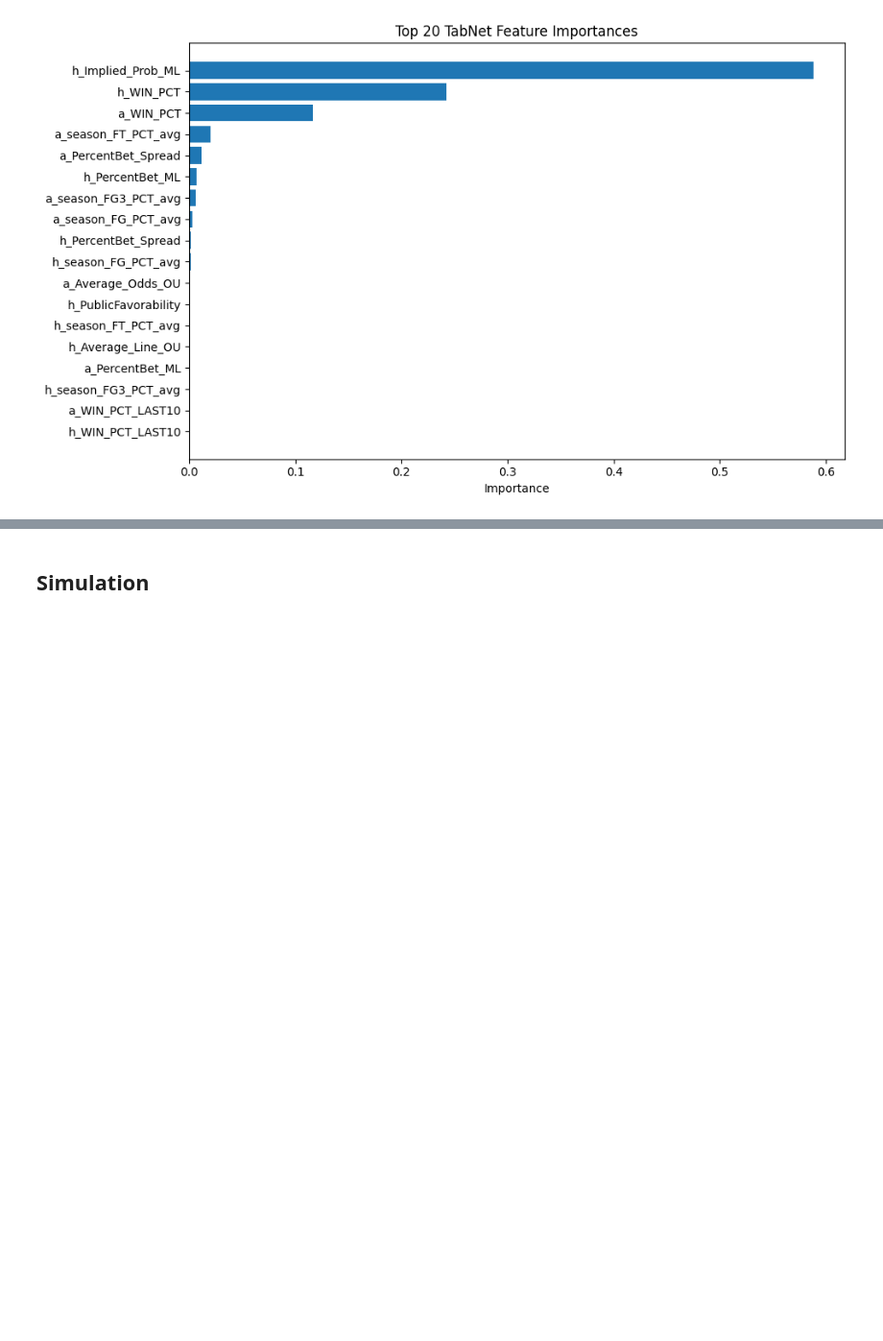
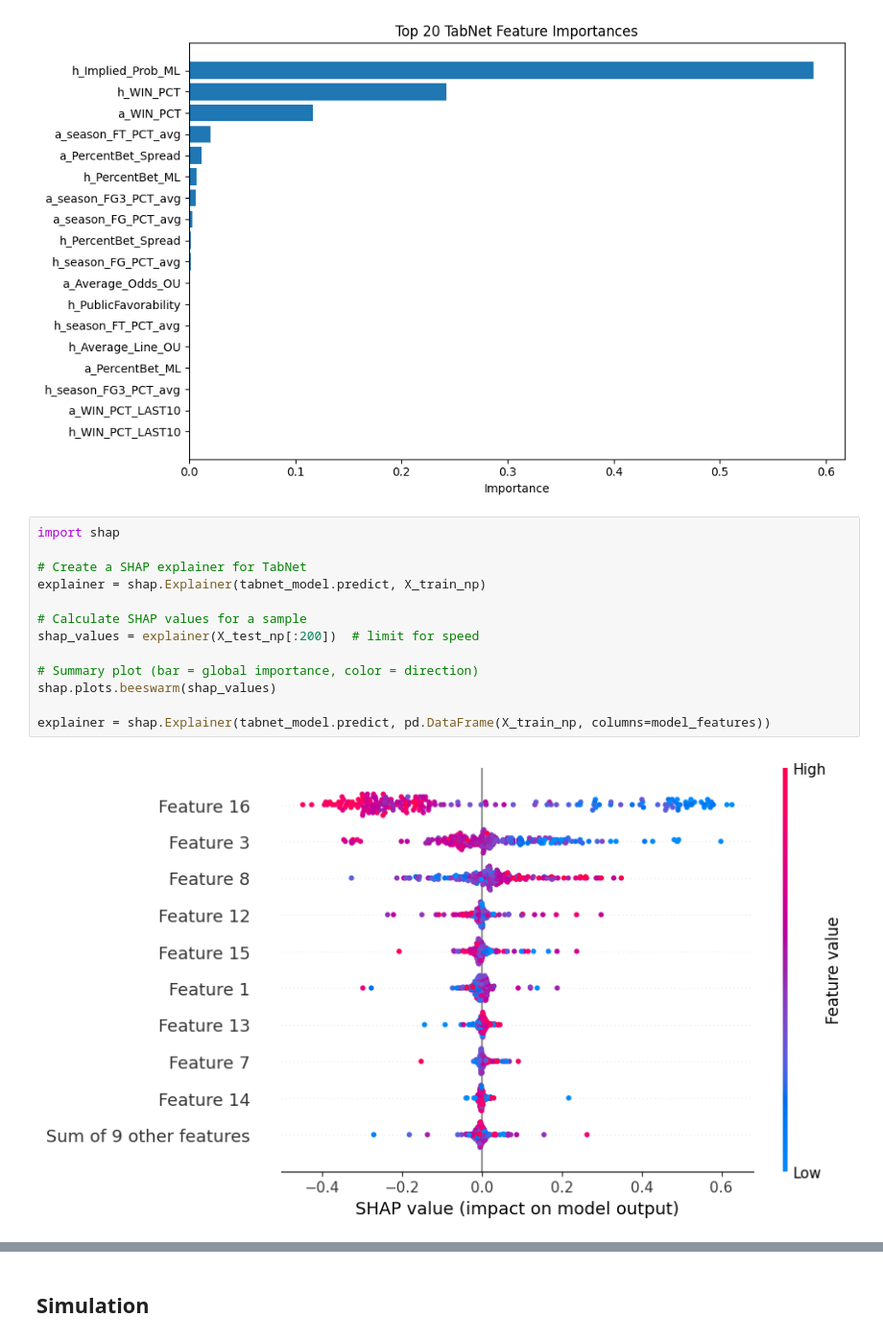
Before and after one commit to lathangregg/DL_project, a Jupyter notebook: notebooks/lathan2.ipynb, the cells around one changed output, grey strips where cells are left out. Shown at 96% size. Saved outputs shown, nothing was run; the diff lists cells and outputs as text; blank space fills up the shorter version.

```diff
--- a/notebooks/lathan2.ipynb
+++ b/notebooks/lathan2.ipynb
@@ -613,3 +707,18 @@ plt.show()
 4       a_WIN_PCT_LAST10    0.000000
 9       h_WIN_PCT_LAST10    0.000000
 [figure]
+# %%
+import shap
+
+# Create a SHAP explainer for TabNet
+explainer = shap.Explainer(tabnet_model.predict, X_train_np)
+
+# Calculate SHAP values for a sample
+shap_values = explainer(X_test_np[:200])  # limit for speed
+
+# Summary plot (bar = global importance, color = direction)
+shap.plots.beeswarm(shap_values)
+
+explainer = shap.Explainer(tabnet_model.predict, pd.DataFrame(X_train_np, columns=model_features))
+# %% [output]
+[figure, added]
```
Also changed, not shown: parts of 22 cells of this notebook, 3 other files.
